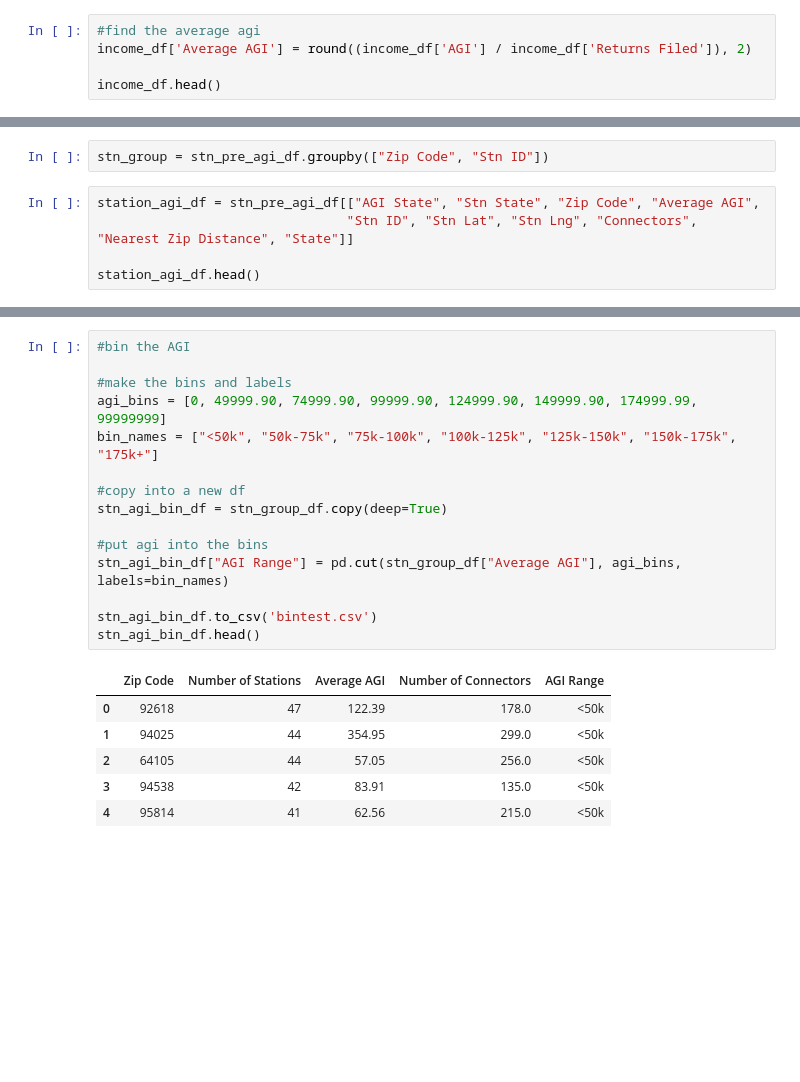
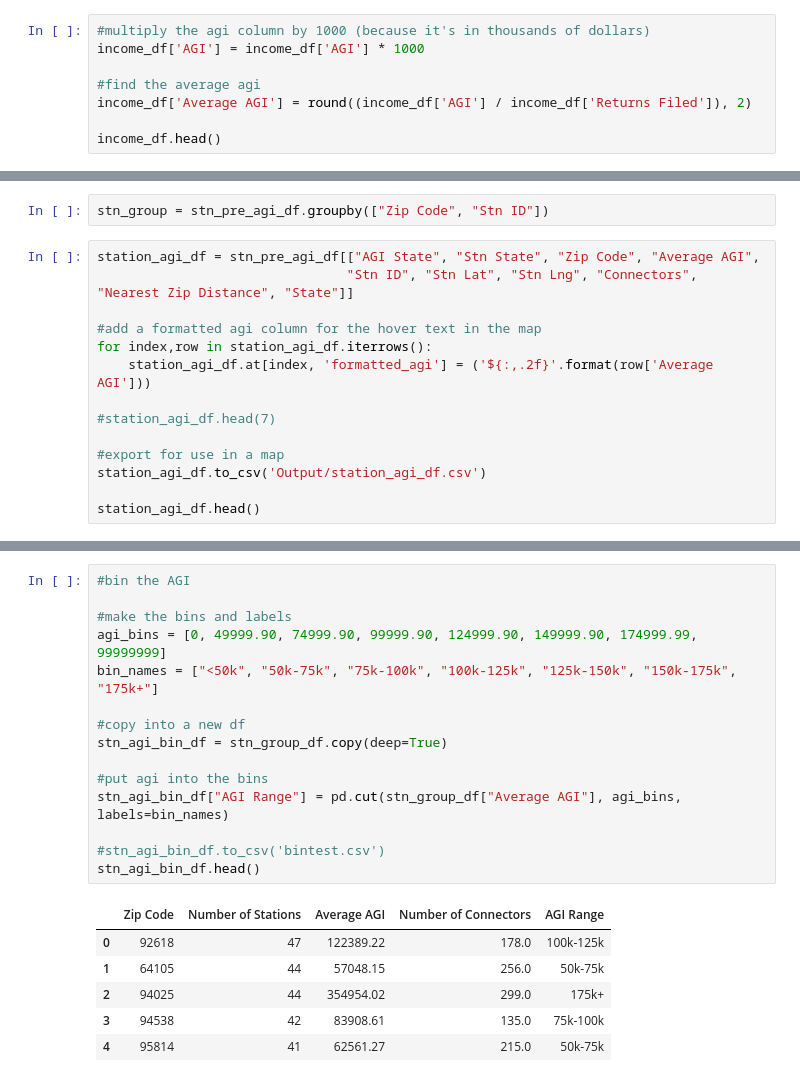
Before and after one commit to VanessaVanG/GW_Project1, a Jupyter notebook: data_exploration_cleanup.ipynb, the cells around one changed output, grey strips where cells are left out. Saved outputs shown, nothing was run; the diff lists cells and outputs as text; blank space fills up the shorter version.

```diff
--- a/data_exploration_cleanup.ipynb
+++ b/data_exploration_cleanup.ipynb
@@ -82,6 +85,9 @@ stn_df.head()
 | 3 | Performance Kia | 229 SW Everett Mall Way | Everett | WA | 98204 | 0.0 | 0.0 | 2.0 | ... |
 | 4 | Lee Johnson Kia | 11845 NE 85th St | Kirkland | WA | 98033 | 0.0 | 0.0 | 2.0 | ... |
 # %%
+#multiply the agi column by 1000 (because it's in thousands of dollars)
+income_df['AGI'] = income_df['AGI'] * 1000
+
 #find the average agi
 income_df['Average AGI'] = round((income_df['AGI'] / income_df['Returns Filed']), 2)
 
@@ -304,6 +310,15 @@ stn_group = stn_pre_agi_df.groupby(["Zip Code", "Stn ID"])
 station_agi_df = stn_pre_agi_df[["AGI State", "Stn State", "Zip Code", "Average AGI",
                                 "Stn ID", "Stn Lat", "Stn Lng", "Connectors", "Nearest Zip Distance", "State"]]
 
+#add a formatted agi column for the hover text in the map
+for index,row in station_agi_df.iterrows():
+    station_agi_df.at[index, 'formatted_agi'] = ('${:,.2f}'.format(row['Average AGI']))
+
+#station_agi_df.head(7)
+
+#export for use in a map
+station_agi_df.to_csv('Output/station_agi_df.csv')
+
 station_agi_df.head()
 # %% [output]
 |  | AGI State | Stn State | Zip Code | Average AGI | Stn ID | Stn Lat | Stn Lng | Connectors | ... |
@@ -336,25 +360,25 @@ stn_group_df.head()
 # %%
 #bin the AGI
 
 #make the bins and labels
 agi_bins = [0, 49999.90, 74999.90, 99999.90, 124999.90, 149999.90, 174999.99, 99999999]
 bin_names = ["<50k", "50k-75k", "75k-100k", "100k-125k", "125k-150k", "150k-175k", "175k+"]
 
 #copy into a new df
 stn_agi_bin_df = stn_group_df.copy(deep=True)
 
 #put agi into the bins
 stn_agi_bin_df["AGI Range"] = pd.cut(stn_group_df["Average AGI"], agi_bins, labels=bin_names)
 
-stn_agi_bin_df.to_csv('bintest.csv')
+#stn_agi_bin_df.to_csv('bintest.csv')
 stn_agi_bin_df.head()
 # %% [output]
 |  | Zip Code | Number of Stations | Average AGI | Number of Connectors | AGI Range |
-| 0 | 92618 | 47 | 122.39 | 178.0 | <50k |
-| 1 | 94025 | 44 | 354.95 | 299.0 | <50k |
-| 2 | 64105 | 44 | 57.05 | 256.0 | <50k |
-| 3 | 94538 | 42 | 83.91 | 135.0 | <50k |
-| 4 | 95814 | 41 | 62.56 | 215.0 | <50k |
+| 0 | 92618 | 47 | 122389.22 | 178.0 | 100k-125k |
+| 1 | 64105 | 44 | 57048.15 | 256.0 | 50k-75k |
+| 2 | 94025 | 44 | 354954.02 | 299.0 | 175k+ |
+| 3 | 94538 | 42 | 83908.61 | 135.0 | 75k-100k |
+| 4 | 95814 | 41 | 62561.27 | 215.0 | 50k-75k |
 # %%
 '''Sam'''
 
```
Also changed, not shown: parts of 23 cells of this notebook.
